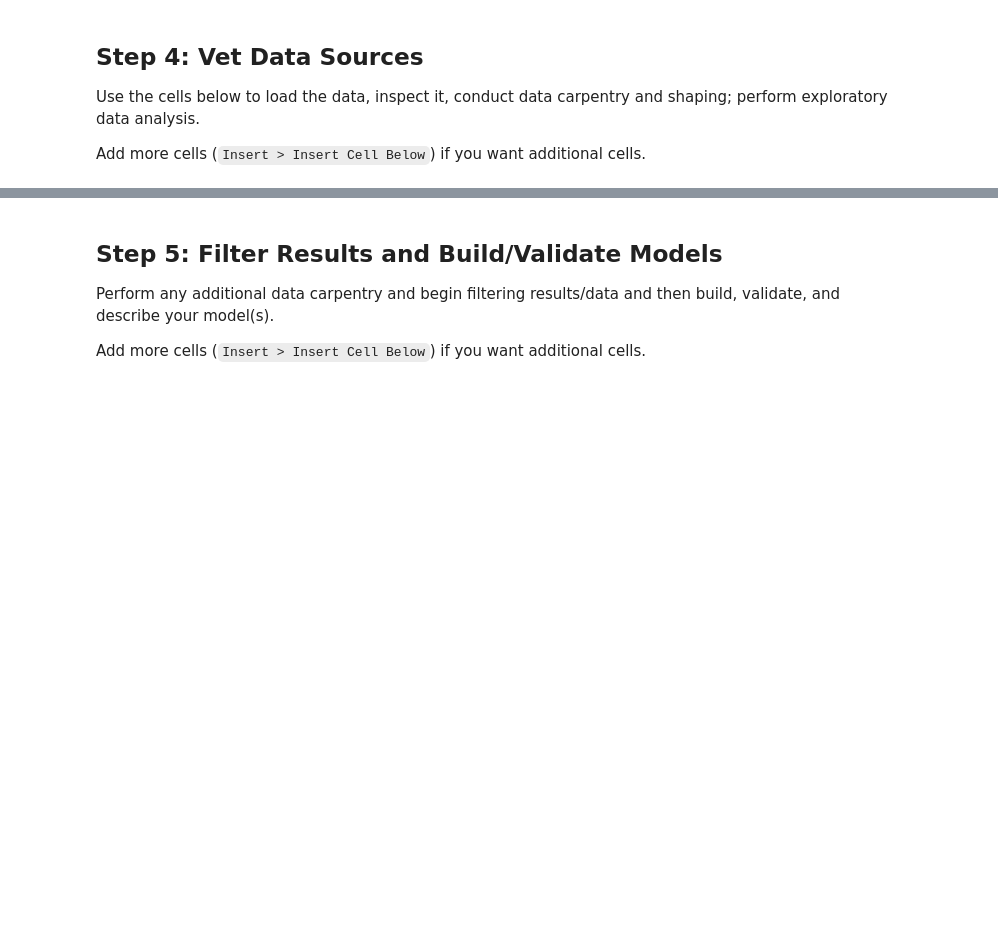
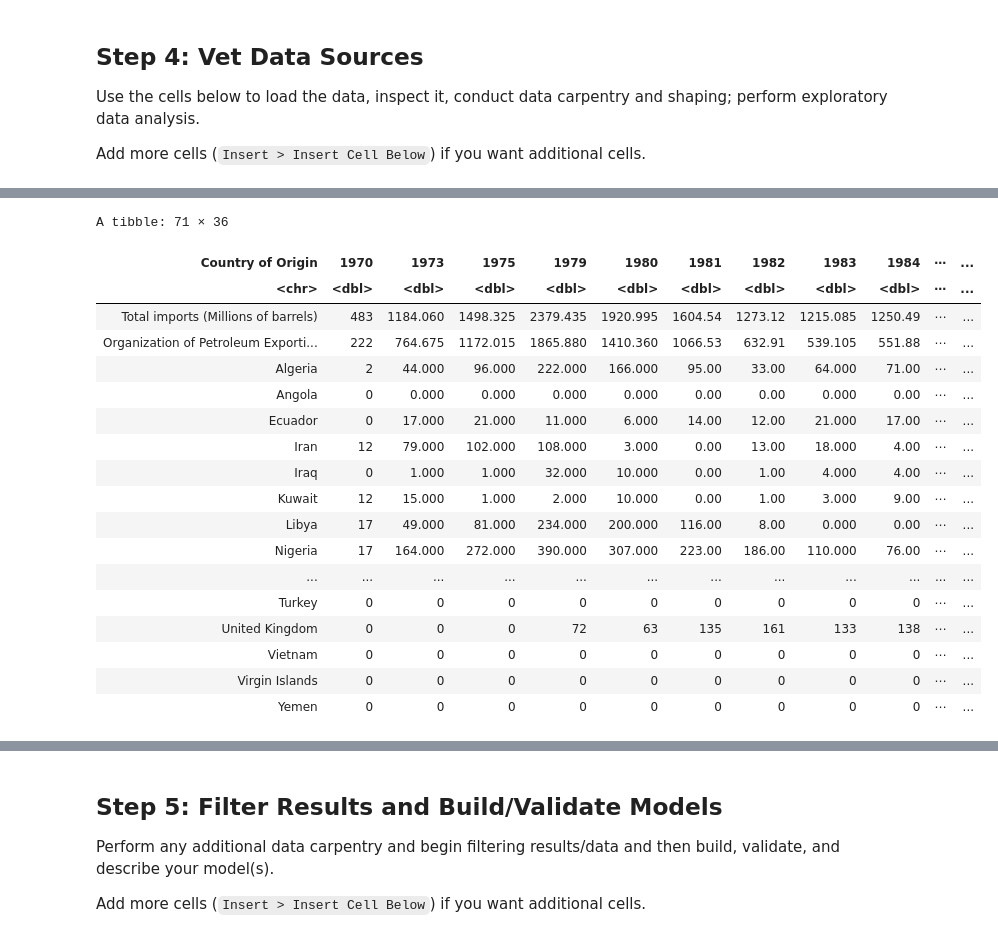
Before and after one commit to SteeltownRiot/DSA, a Jupyter notebook: DSA-7010/Module 8 - Storytelling with Data/Final_Project_Story.ipynb, the cells around one changed output, grey strips where cells are left out. Drawn from its saved outputs; the diff is of its cells as text; code cells hidden in the pictures; blank space fills up the shorter version.

```diff
--- a/DSA-7010/Module 8 - Storytelling with Data/Final_Project_Story.ipynb
+++ b/DSA-7010/Module 8 - Storytelling with Data/Final_Project_Story.ipynb
@@ -123,0 +162,9 @@ FileNotFoundError: [Errno 2] No such file or directory: '/f21dsa7010_jch5x8/modu
+# %%
+# Read in the excel files
+df1 <- read_excel("12s0801.xls")
+df2 <- read_excel("12s0937.xls")
+df3 <- read_excel("12s0133.xls")
+df4 <- read_excel("Table_8.1_Nuclear_Energy_Overview.xlsx")
+
+#Read in CSV
+df5 <- read.csv('cause_of_death.csv')
@@ -123,0 +243,22 @@ FileNotFoundError: [Errno 2] No such file or directory: '/f21dsa7010_jch5x8/modu
+# %%
+df2
+# %% [output]
+A tibble: 71 × 36
+| Country of Origin | 1970 | 1973 | 1975 | 1979 | 1980 | 1981 | 1982 | 1983 | 1984 | ⋯ | ... |
+| <chr> | <dbl> | <dbl> | <dbl> | <dbl> | <dbl> | <dbl> | <dbl> | <dbl> | <dbl> | ⋯ | ... |
+| Total imports (Millions of barrels) | 483 | 1184.060 | 1498.325 | 2379.435 | 1920.995 | 1604.54 | 1273.12 | 1215.085 | 1250.49 | ⋯ | ... |
+| Organization of Petroleum Exporti... | 222 | 764.675 | 1172.015 | 1865.880 | 1410.360 | 1066.53 | 632.91 | 539.105 | 551.88 | ⋯ | ... |
+| Algeria | 2 | 44.000 | 96.000 | 222.000 | 166.000 | 95.00 | 33.00 | 64.000 | 71.00 | ⋯ | ... |
+| Angola | 0 | 0.000 | 0.000 | 0.000 | 0.000 | 0.00 | 0.00 | 0.000 | 0.00 | ⋯ | ... |
+| Ecuador | 0 | 17.000 | 21.000 | 11.000 | 6.000 | 14.00 | 12.00 | 21.000 | 17.00 | ⋯ | ... |
+| Iran | 12 | 79.000 | 102.000 | 108.000 | 3.000 | 0.00 | 13.00 | 18.000 | 4.00 | ⋯ | ... |
+| Iraq | 0 | 1.000 | 1.000 | 32.000 | 10.000 | 0.00 | 1.00 | 4.000 | 4.00 | ⋯ | ... |
+| Kuwait | 12 | 15.000 | 1.000 | 2.000 | 10.000 | 0.00 | 1.00 | 3.000 | 9.00 | ⋯ | ... |
+| Libya | 17 | 49.000 | 81.000 | 234.000 | 200.000 | 116.00 | 8.00 | 0.000 | 0.00 | ⋯ | ... |
+| Nigeria | 17 | 164.000 | 272.000 | 390.000 | 307.000 | 223.00 | 186.00 | 110.000 | 76.00 | ⋯ | ... |
+| ... | ... | ... | ... | ... | ... | ... | ... | ... | ... | ... | ... |
+| Turkey | 0 | 0 | 0 | 0 | 0 | 0 | 0 | 0 | 0 | ⋯ | ... |
+| United Kingdom | 0 | 0 | 0 | 72 | 63 | 135 | 161 | 133 | 138 | ⋯ | ... |
+| Vietnam | 0 | 0 | 0 | 0 | 0 | 0 | 0 | 0 | 0 | ⋯ | ... |
+| Virgin Islands | 0 | 0 | 0 | 0 | 0 | 0 | 0 | 0 | 0 | ⋯ | ... |
+| Yemen | 0 | 0 | 0 | 0 | 0 | 0 | 0 | 0 | 0 | ⋯ | ... |
```
Also changed, not shown: parts of 24 cells of this notebook, 12 other files.
